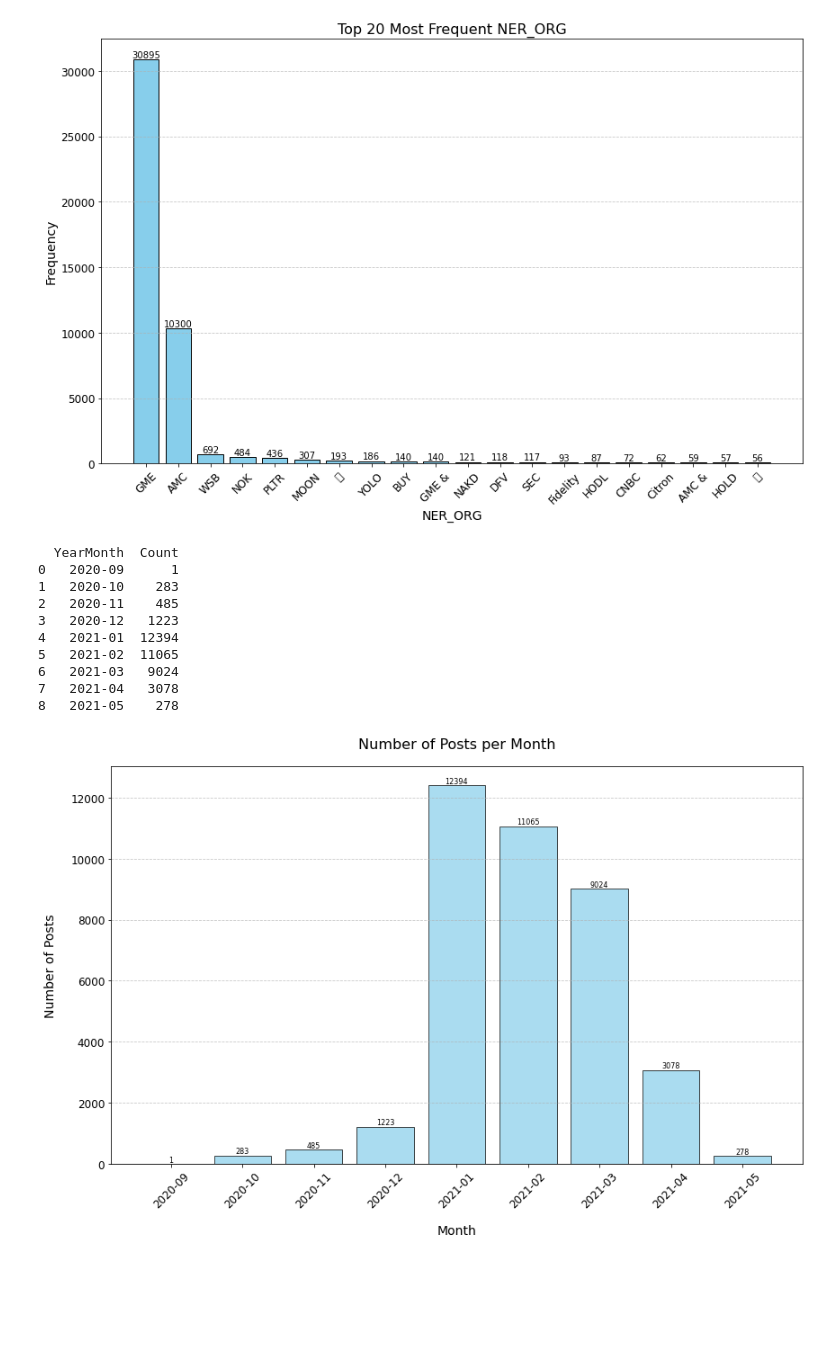
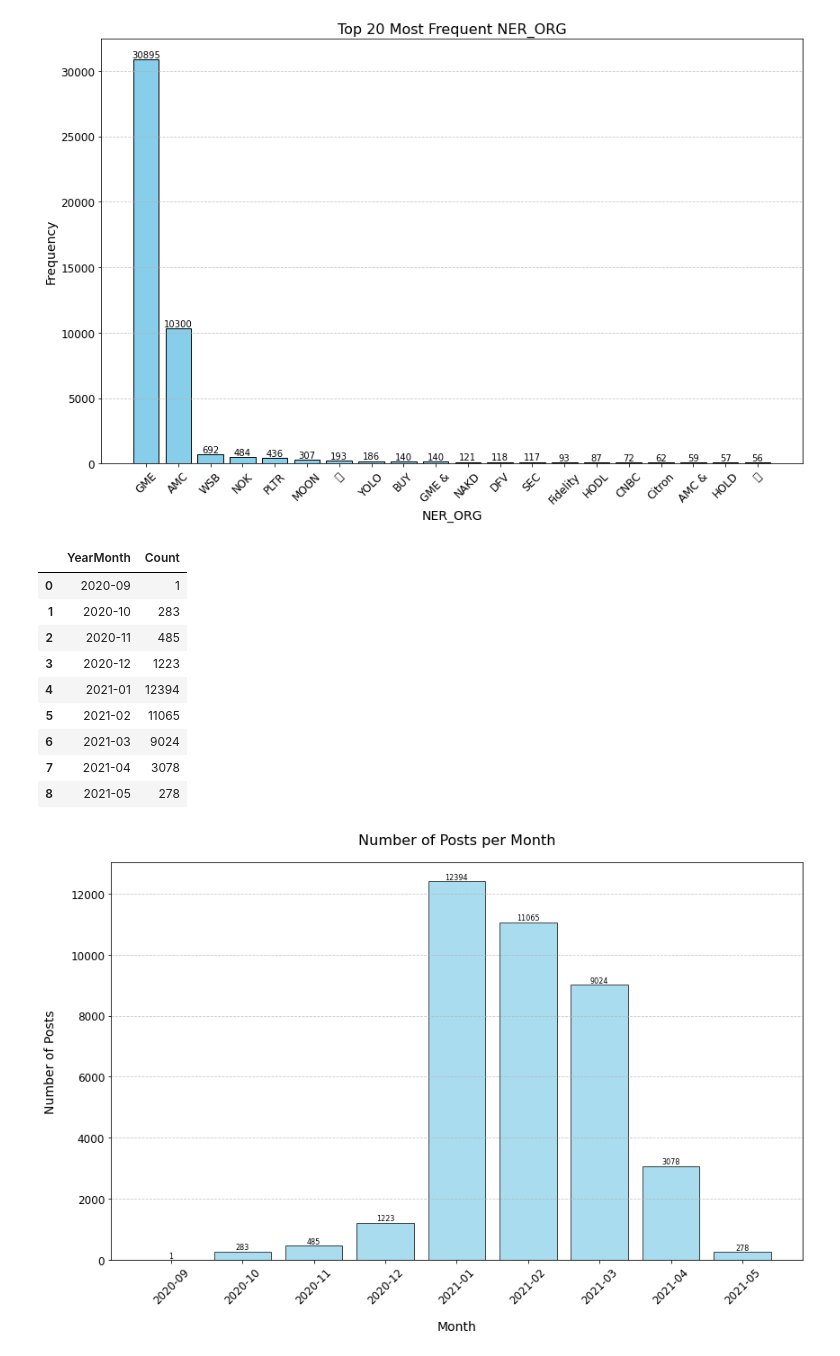
Before and after one commit to VUDataSci/data-presentation-Margo-Kim, a Jupyter notebook: EDA.ipynb, the cells around one changed output. Drawn from its saved outputs; the diff is of its cells as text; code cells hidden in the pictures; blank space fills up the shorter version.

```diff
--- a/EDA.ipynb
+++ b/EDA.ipynb
@@ -97,29 +97,29 @@ plt.show()
 # %%
 import pandas as pd
 
 # Assuming your DataFrame is named df
 
 # Convert 'Converted_Timestamp' to datetime if it's not already
 df_reddit['Converted_Timestamp'] = pd.to_datetime(df_reddit['Converted_Timestamp'])
 
 # Extract year and month
 df_reddit['YearMonth'] = df_reddit['Converted_Timestamp'].dt.to_period('M')
 
 # Group by year and month, then count the rows
 monthly_counts = df_reddit.groupby('YearMonth').size().reset_index(name='Count')
 
-print(monthly_counts)
+display(monthly_counts)
 # %% [output]
-  YearMonth  Count
-0   2020-09      1
-1   2020-10    283
-2   2020-11    485
-3   2020-12   1223
-4   2021-01  12394
-5   2021-02  11065
-6   2021-03   9024
-7   2021-04   3078
-8   2021-05    278
+|  | YearMonth | Count |
+| 0 | 2020-09 | 1 |
+| 1 | 2020-10 | 283 |
+| 2 | 2020-11 | 485 |
+| 3 | 2020-12 | 1223 |
+| 4 | 2021-01 | 12394 |
+| 5 | 2021-02 | 11065 |
+| 6 | 2021-03 | 9024 |
+| 7 | 2021-04 | 3078 |
+| 8 | 2021-05 | 278 |
 # %%
 import pandas as pd
 import matplotlib.pyplot as plt
```
